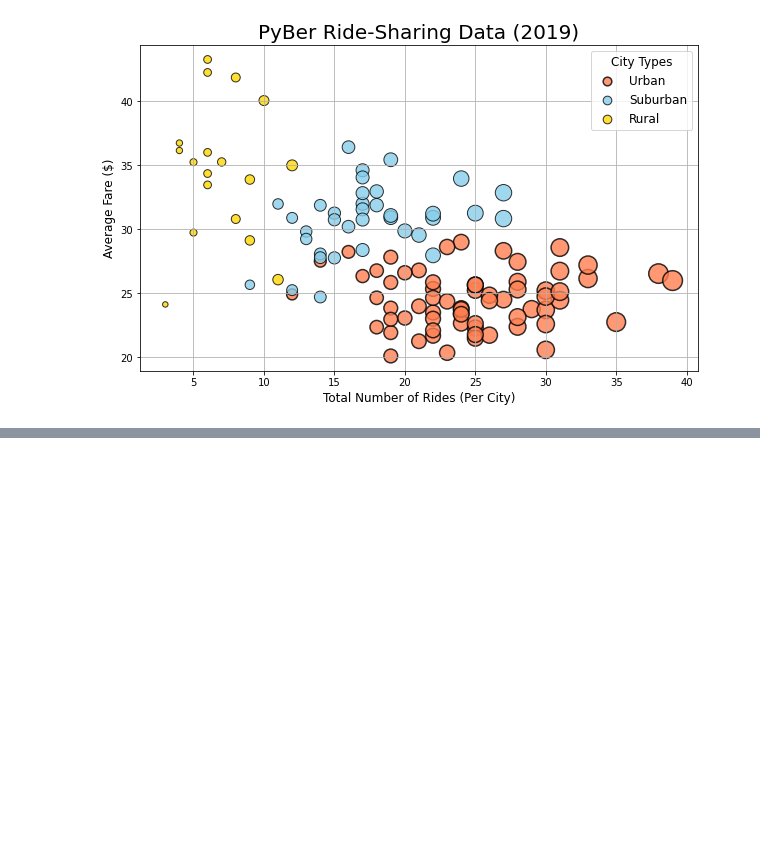
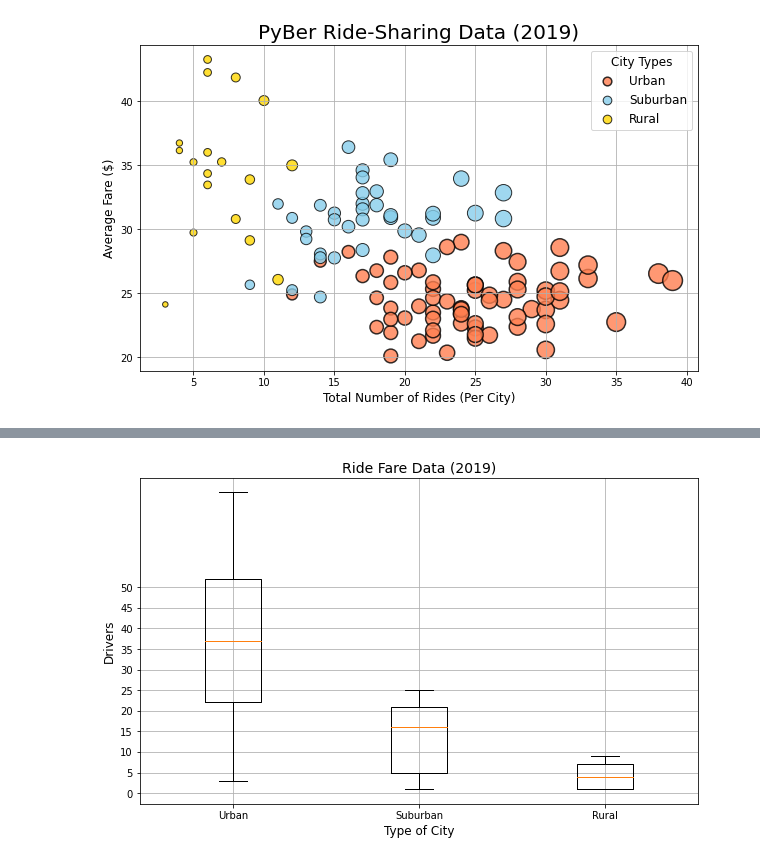
Before and after one commit to EvenXu2022/Pyber_Analysis, a Jupyter notebook: PyBer.ipynb, the cells around one changed output, grey strips where cells are left out. Cells and saved outputs as stored; diff of their text form; code cells hidden in the pictures; blank space fills up the shorter version.

```diff
--- a/PyBer.ipynb
+++ b/PyBer.ipynb
@@ -175,0 +296,4 @@ plt.show()
+# %%
+urban_driver = urban_cities_df["driver_count"]
+suburban_driver = suburban_cities_df["driver_count"]
+rural_driver = rural_cities_df["driver_count"]
@@ -175,0 +349,15 @@ plt.show()
+# %%
+x_labels = ["Urban","Suburban","Rural"]
+ride_driver_data = [urban_driver,suburban_driver,rural_driver]
+
+fig,ax = plt.subplots(figsize = (10,6))
+ax.set_title('Ride Fare Data (2019)',fontsize = 14)
+ax.set_ylabel('Drivers',fontsize = 12)
+ax.set_xlabel('Type of City',fontsize = 12)
+ax.set_yticks(np.arange(0, 51, step=5.0))
+ax.boxplot(ride_driver_data,labels = x_labels)
+ax.set_yticks(np.arange(0,51,step = 5.0))
+ax.grid()
+plt.show()
+# %% [output]
+[figure, added]
```
Also changed, not shown: parts of 18 cells of this notebook, 2 other files.
